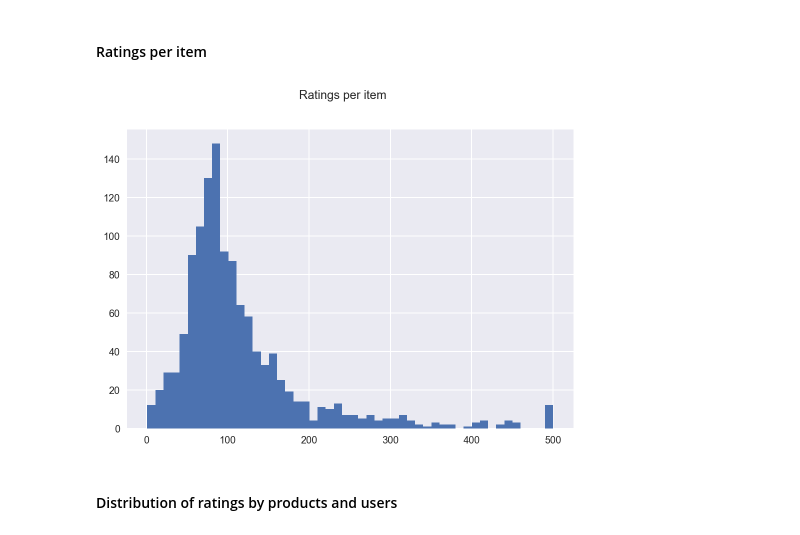
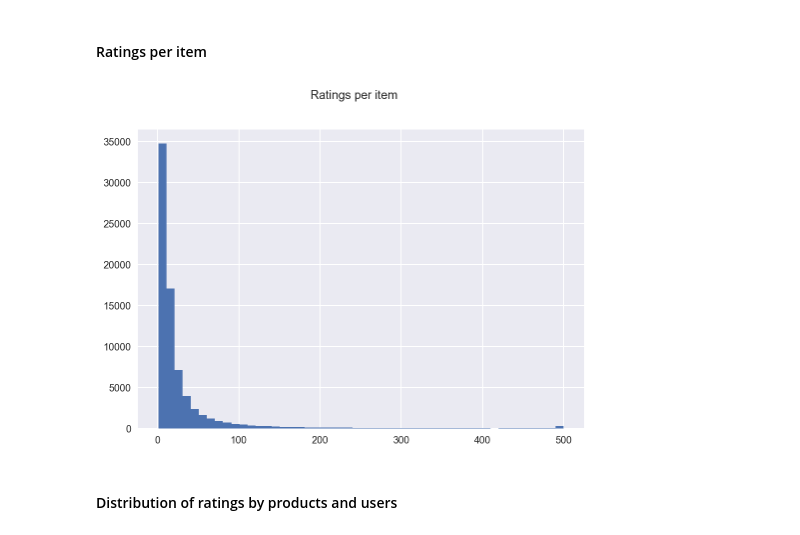
Before and after one commit to oort77/OTUS_PRO_HW7, a Jupyter notebook: main.ipynb, the cells around one changed output. Drawn from its saved outputs; the diff is of its cells as text; code cells hidden in the pictures.

```diff
--- a/main.ipynb
+++ b/main.ipynb
@@ -162,12 +164,12 @@ plt.show()
 # %% [markdown]
 #### Ratings per item
 # %%
-data = train.groupby('asin')['overall'].count().clip(upper=500)
+data = df.groupby('asin')['overall'].count().clip(upper=500)
 data.hist(bins=50)
 plt.suptitle("Ratings per item")
 plt.show()
 # %% [output]
-[figure, old version]
+[figure, new version]
 # %% [markdown]
 #### Distribution of ratings by products and users
 # %%
```
Also changed, not shown: parts of 19 cells of this notebook, 1 other file.
